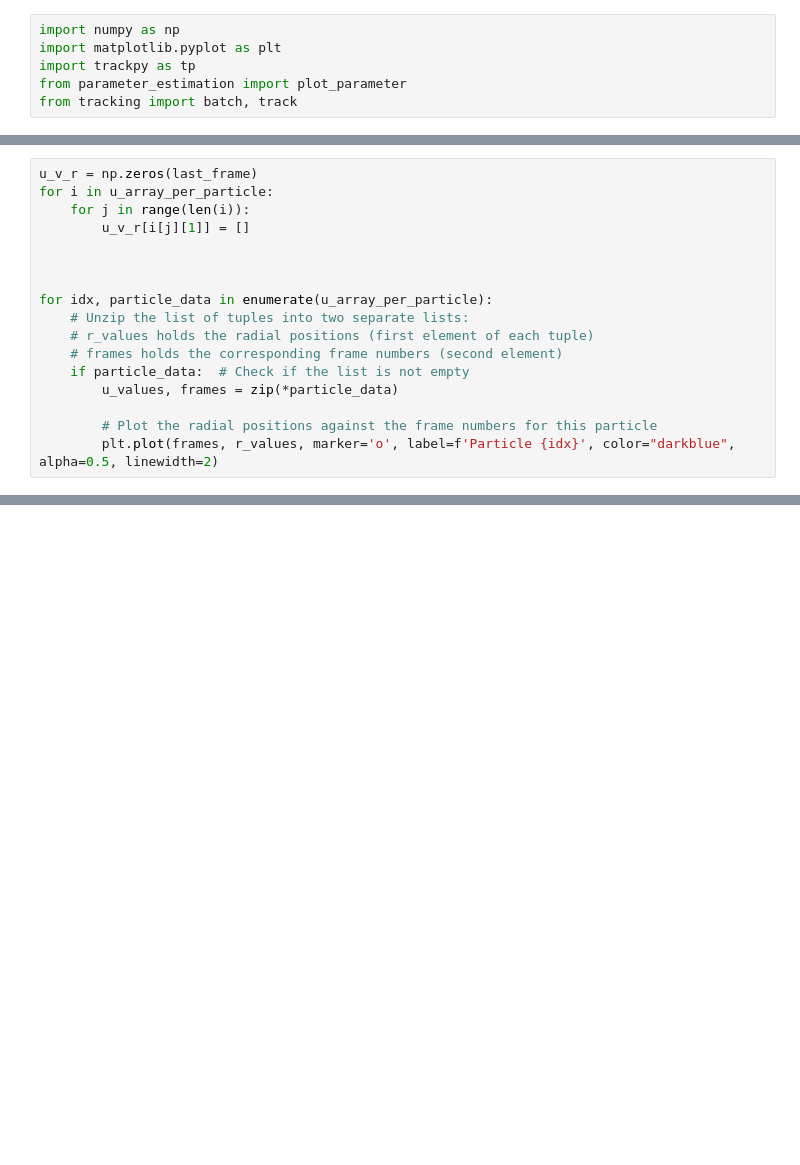
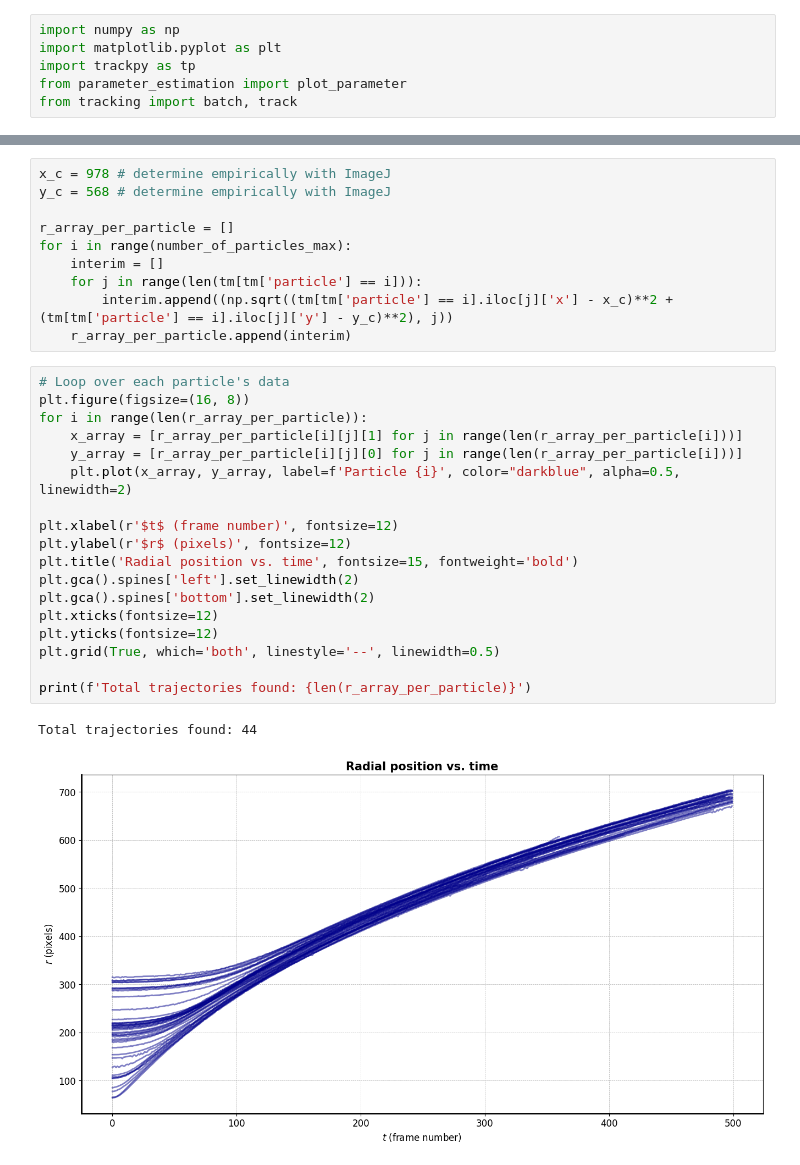
Before and after one commit to sacha-escudier/marangoni-spreading, a Jupyter notebook: playground.ipynb, the cells around one changed output, grey strips where cells are left out. Drawn from its saved outputs; the diff is of its cells as text; blank space fills up the shorter version.

```diff
--- a/playground.ipynb
+++ b/playground.ipynb
@@ -124,17 +54,0 @@ for i in r_array_per_particle:
-# %%
-u_v_r = np.zeros(last_frame)
-for i in u_array_per_particle:
-    for j in range(len(i)):
-        u_v_r[i[j][1]] = []
-
-
-
-for idx, particle_data in enumerate(u_array_per_particle):
-    # Unzip the list of tuples into two separate lists:
-    # r_values holds the radial positions (first element of each tuple)
-    # frames holds the corresponding frame numbers (second element)
-    if particle_data:  # Check if the list is not empty
-        u_values, frames = zip(*particle_data)
-
-        # Plot the radial positions against the frame numbers for this particle
-        plt.plot(frames, r_values, marker='o', label=f'Particle {idx}', color="darkblue", alpha=0.5, linewidth=2)
@@ -142,0 +73,31 @@ for idx, particle_data in enumerate(u_array_per_particle):
+# %%
+x_c = 978 # determine empirically with ImageJ
+y_c = 568 # determine empirically with ImageJ
+
+r_array_per_particle = []
+for i in range(number_of_particles_max):
+    interim = []
+    for j in range(len(tm[tm['particle'] == i])):
+        interim.append((np.sqrt((tm[tm['particle'] == i].iloc[j]['x'] - x_c)**2 + (tm[tm['particle'] == i].iloc[j]['y'] - y_c)**2), j))
+    r_array_per_particle.append(interim)
+# %%
+# Loop over each particle's data
+plt.figure(figsize=(16, 8))
+for i in range(len(r_array_per_particle)):
+    x_array = [r_array_per_particle[i][j][1] for j in range(len(r_array_per_particle[i]))]
+    y_array = [r_array_per_particle[i][j][0] for j in range(len(r_array_per_particle[i]))]
+    plt.plot(x_array, y_array, label=f'Particle {i}', color="darkblue", alpha=0.5, linewidth=2)
+
+plt.xlabel(r'$t$ (frame number)', fontsize=12)
+plt.ylabel(r'$r$ (pixels)', fontsize=12)
+plt.title('Radial position vs. time', fontsize=15, fontweight='bold')
+plt.gca().spines['left'].set_linewidth(2)
+plt.gca().spines['bottom'].set_linewidth(2)
+plt.xticks(fontsize=12)
+plt.yticks(fontsize=12)
+plt.grid(True, which='both', linestyle='--', linewidth=0.5)
+
+print(f'Total trajectories found: {len(r_array_per_particle)}')
+# %% [output]
+Total trajectories found: 44
+[figure, added]
```
Also changed, not shown: parts of 13 cells of this notebook, 1 other file.
